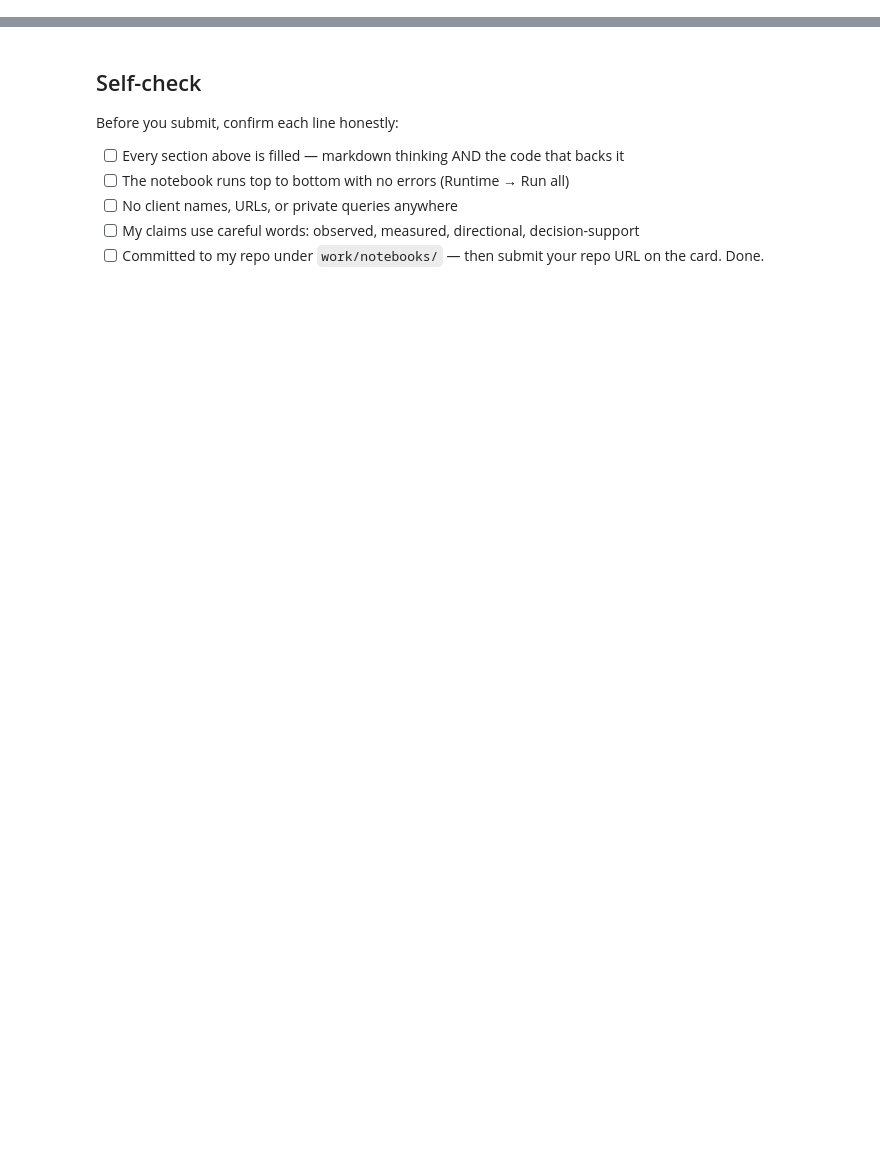
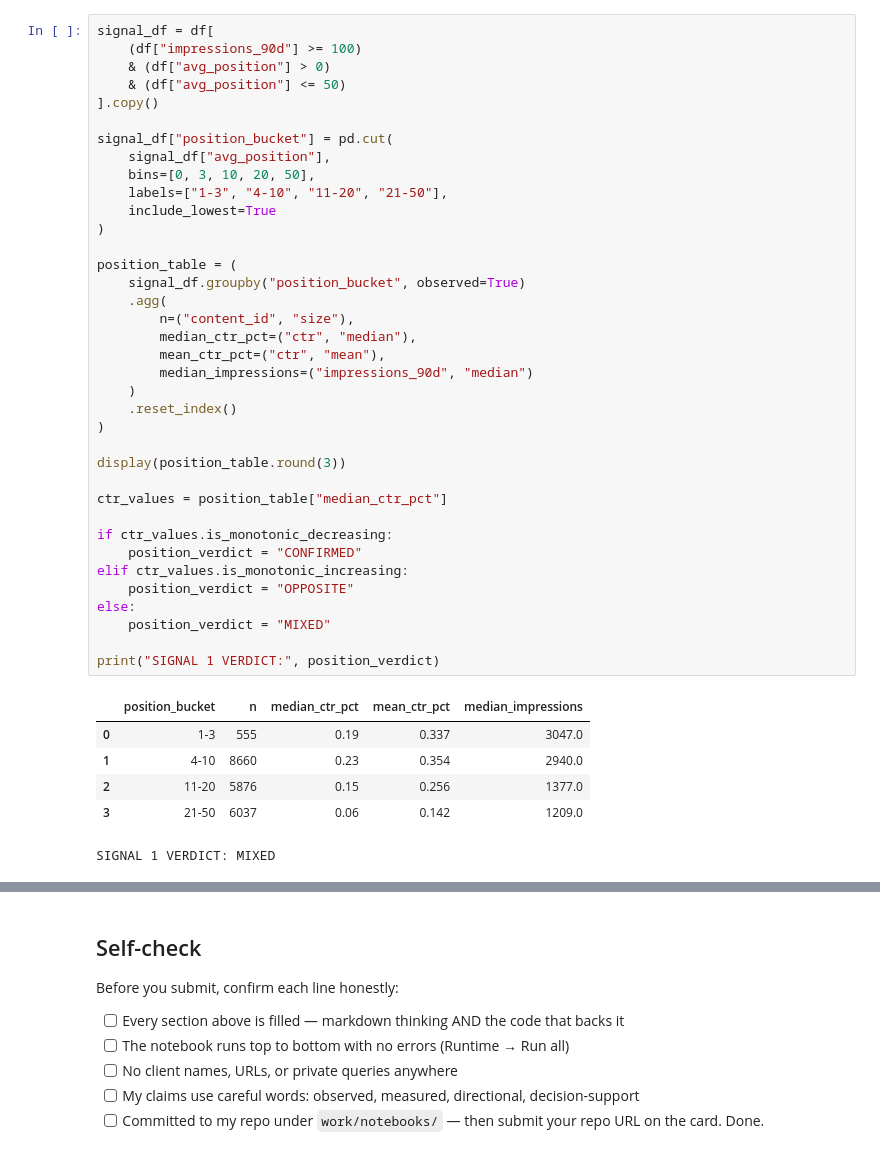
Before and after one commit to kevinwdt/flyrank-internship-ml, a Jupyter notebook: work/notebooks/w04_baseline_score.ipynb, the cells around one changed output, grey strips where cells are left out. Saved outputs shown, nothing was run; the diff lists cells and outputs as text; blank space fills up the shorter version.

```diff
--- a/work/notebooks/w04_baseline_score.ipynb
+++ b/work/notebooks/w04_baseline_score.ipynb
@@ -12,0 +72,44 @@ This skeleton is yours to fill. Work the sections **in order** — each one has
+# %%
+signal_df = df[
+    (df["impressions_90d"] >= 100)
+    & (df["avg_position"] > 0)
+    & (df["avg_position"] <= 50)
+].copy()
+
+signal_df["position_bucket"] = pd.cut(
+    signal_df["avg_position"],
+    bins=[0, 3, 10, 20, 50],
+    labels=["1-3", "4-10", "11-20", "21-50"],
+    include_lowest=True
+)
+
+position_table = (
+    signal_df.groupby("position_bucket", observed=True)
+    .agg(
+        n=("content_id", "size"),
+        median_ctr_pct=("ctr", "median"),
+        mean_ctr_pct=("ctr", "mean"),
+        median_impressions=("impressions_90d", "median")
+    )
+    .reset_index()
+)
+
+display(position_table.round(3))
+
+ctr_values = position_table["median_ctr_pct"]
+
+if ctr_values.is_monotonic_decreasing:
+    position_verdict = "CONFIRMED"
+elif ctr_values.is_monotonic_increasing:
+    position_verdict = "OPPOSITE"
+else:
+    position_verdict = "MIXED"
+
+print("SIGNAL 1 VERDICT:", position_verdict)
+# %% [output]
+|  | position_bucket | n | median_ctr_pct | mean_ctr_pct | median_impressions |
+| 0 | 1-3 | 555 | 0.19 | 0.337 | 3047.0 |
+| 1 | 4-10 | 8660 | 0.23 | 0.354 | 2940.0 |
+| 2 | 11-20 | 5876 | 0.15 | 0.256 | 1377.0 |
+| 3 | 21-50 | 6037 | 0.06 | 0.142 | 1209.0 |
+SIGNAL 1 VERDICT: MIXED
```
Also changed, not shown: parts of 24 cells of this notebook.
